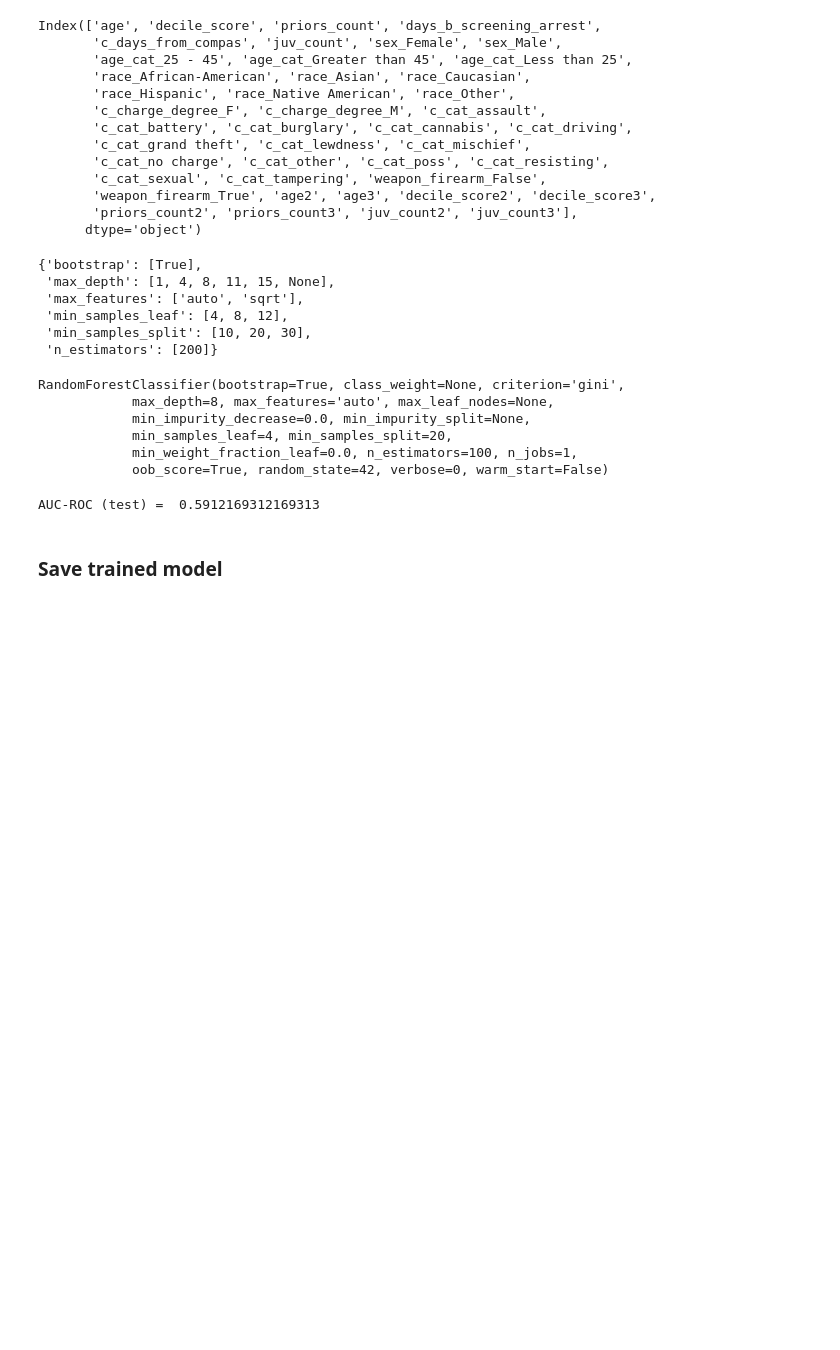
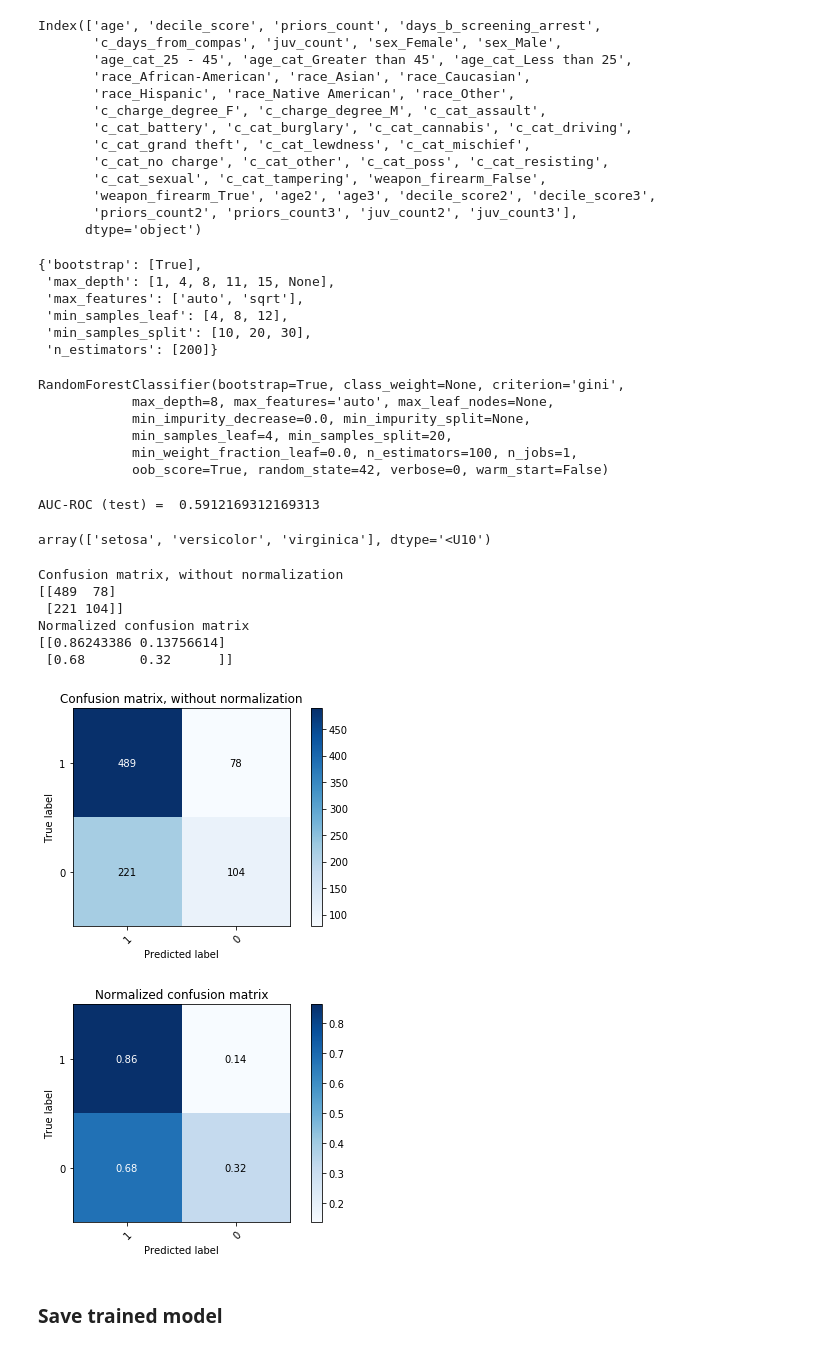
Before and after one commit to SanGreel/noble-model-audit, a Jupyter notebook: 2_recidivism_prediction_model_training.ipynb, the cells around one changed output. Saved outputs shown, nothing was run; the diff lists cells and outputs as text; code cells hidden in the pictures; blank space fills up the shorter version.

Commit message:
added confusion matrix

```diff
--- a/2_recidivism_prediction_model_training.ipynb
+++ b/2_recidivism_prediction_model_training.ipynb
@@ -300,3 +367,27 @@ AUC-ROC (test) =  0.5912169312169313
+# %%
+class_names
+# %% [output]
+array(['setosa', 'versicolor', 'virginica'], dtype='<U10')
+# %%
+# Plot non-normalized confusion matrix
+class_names = np.array(['1','0'])
+plot_confusion_matrix(test_y, pred, classes=class_names,
+                      title='Confusion matrix, without normalization')
+
+# Plot normalized confusion matrix
+plot_confusion_matrix(test_y, pred, classes=class_names, normalize=True,
+                      title='Normalized confusion matrix')
+
+plt.show()
+# %% [output]
+Confusion matrix, without normalization
+[[489  78]
+ [221 104]]
+Normalized confusion matrix
+[[0.86243386 0.13756614]
+ [0.68       0.32      ]]
+[figure, added]
+[figure, added]
 # %%
 # rfc = RandomForestClassifier(n_estimators=100,
 #                                oob_score=True,
```
Also changed, not shown: parts of 3 cells of this notebook.
